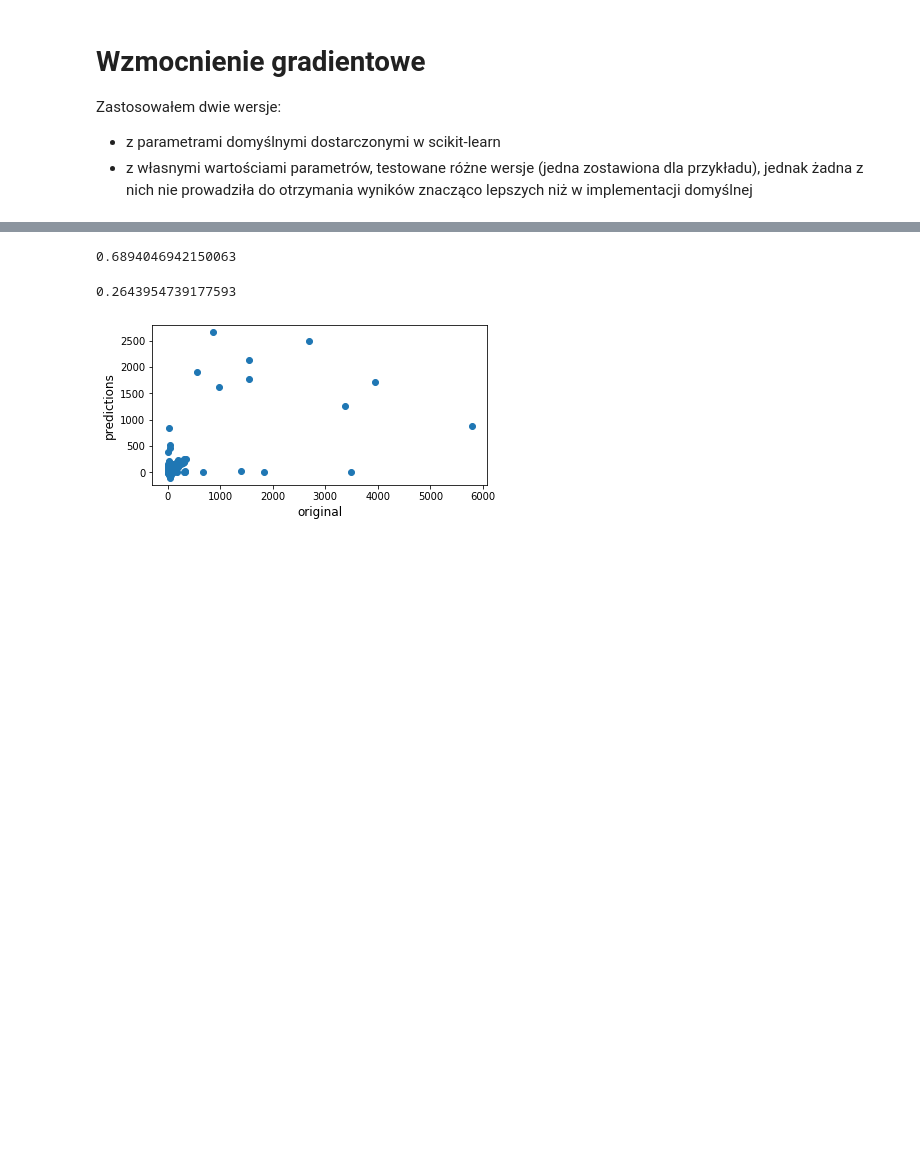
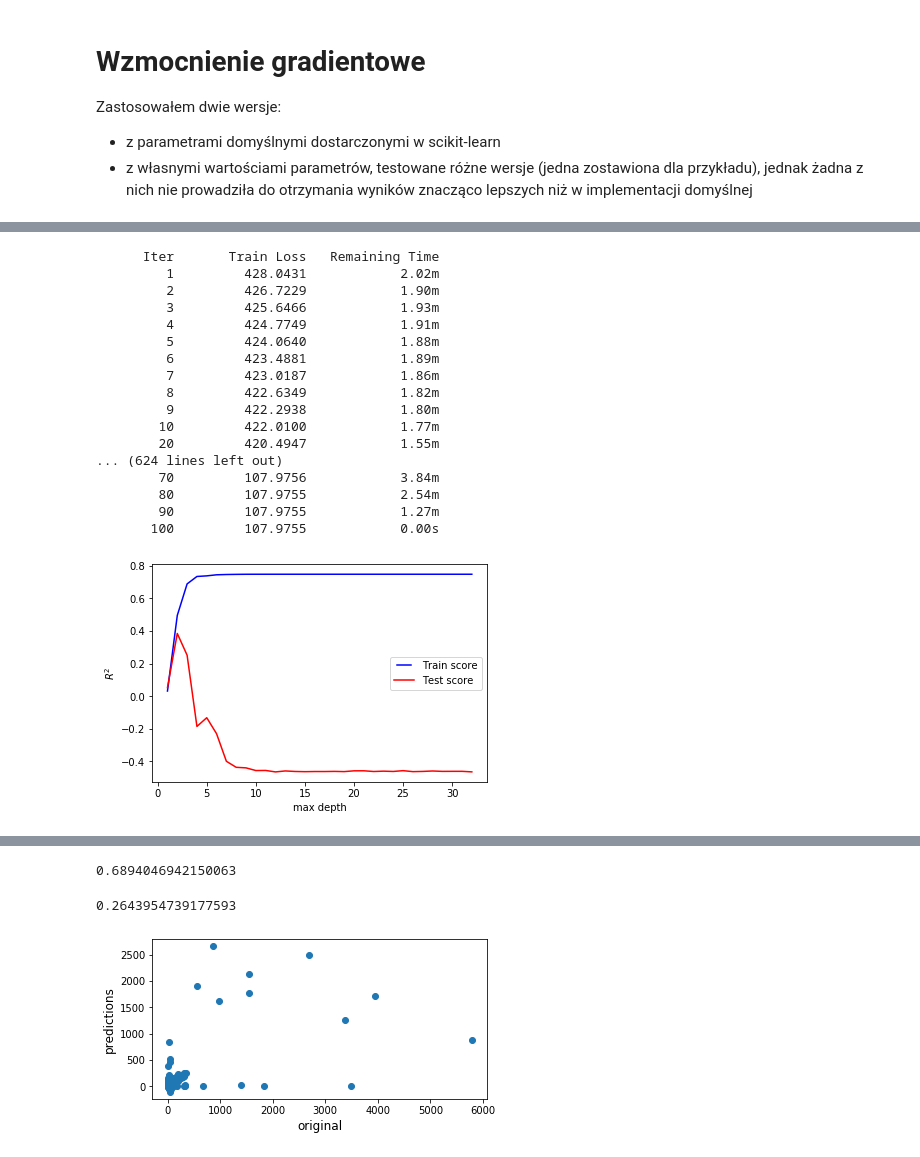
Before and after one commit to DuDiiC/engineering-thesis, a Jupyter notebook: notebooks/03_learning/regression/gradient_boosting.ipynb, the cells around one changed output, grey strips where cells are left out. Cells and saved outputs as stored; diff of their text form; code cells hidden in the pictures; blank space fills up the shorter version.

```diff
--- a/notebooks/03_learning/regression/gradient_boosting.ipynb
+++ b/notebooks/03_learning/regression/gradient_boosting.ipynb
@@ -22,0 +81,33 @@ Zastosowałem dwie wersje:
+# %%
+train_results = []
+test_results = []
+for depth in max_depths:
+    model = GradientBoostingRegressor(verbose=1, max_depth=depth)
+    model.fit(X_train, y_train)
+    train_results.append(model.score(X_train, y_train))
+    test_results.append(model.score(X_test, y_test))
+line1, = plt.plot(max_depths, train_results, 'b', label='Train score')
+line2, = plt.plot(max_depths, test_results, 'r', label='Test score')
+plt.legend(handler_map={line1: HandlerLine2D(numpoints=2)})
+plt.ylabel('$R^2$')
+plt.xlabel('max depth')
+plt.show()
+# %% [output]
+      Iter       Train Loss   Remaining Time
+         1         428.0431            2.02m
+         2         426.7229            1.90m
+         3         425.6466            1.93m
+         4         424.7749            1.91m
+         5         424.0640            1.88m
+         6         423.4881            1.89m
+         7         423.0187            1.86m
+         8         422.6349            1.82m
+         9         422.2938            1.80m
+        10         422.0100            1.77m
+        20         420.4947            1.55m
+... (624 lines left out)
+        70         107.9756            3.84m
+        80         107.9755            2.54m
+        90         107.9755            1.27m
+       100         107.9755            0.00s
+[figure, added]
```
Also changed, not shown: parts of 13 cells of this notebook, 18 other files.
